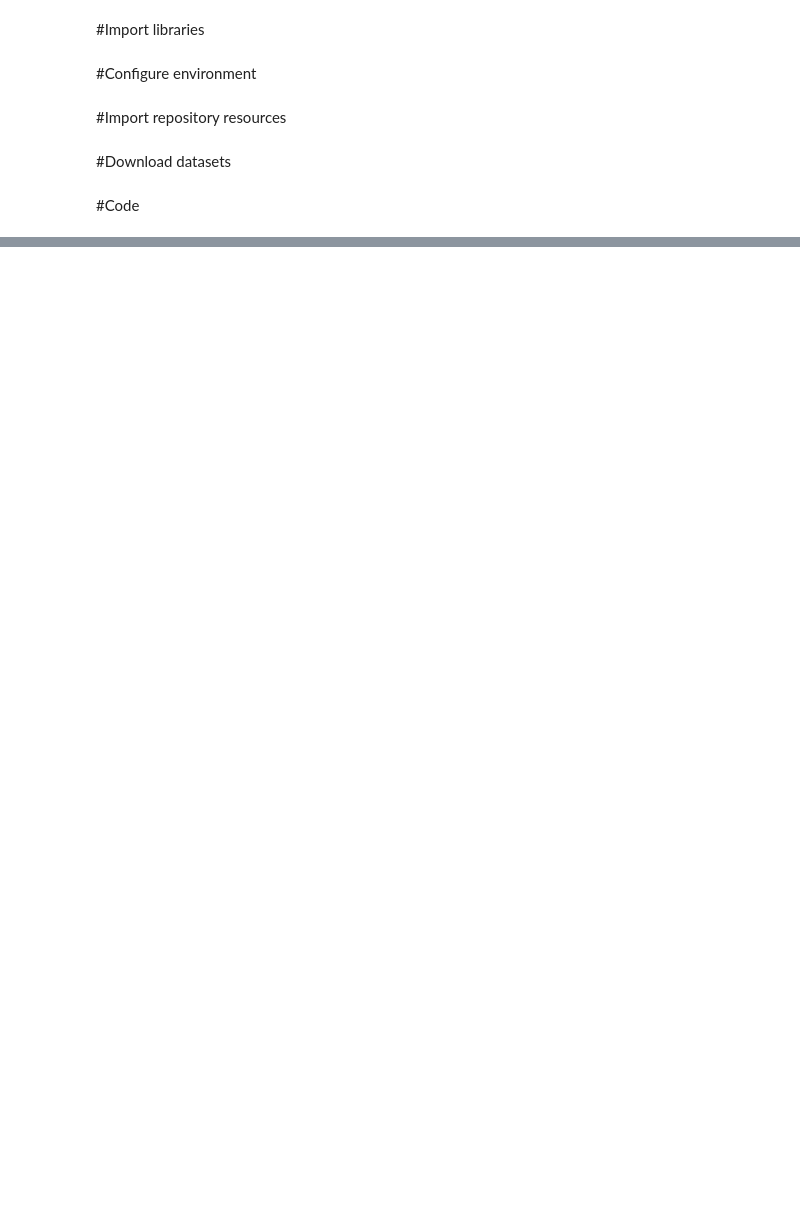
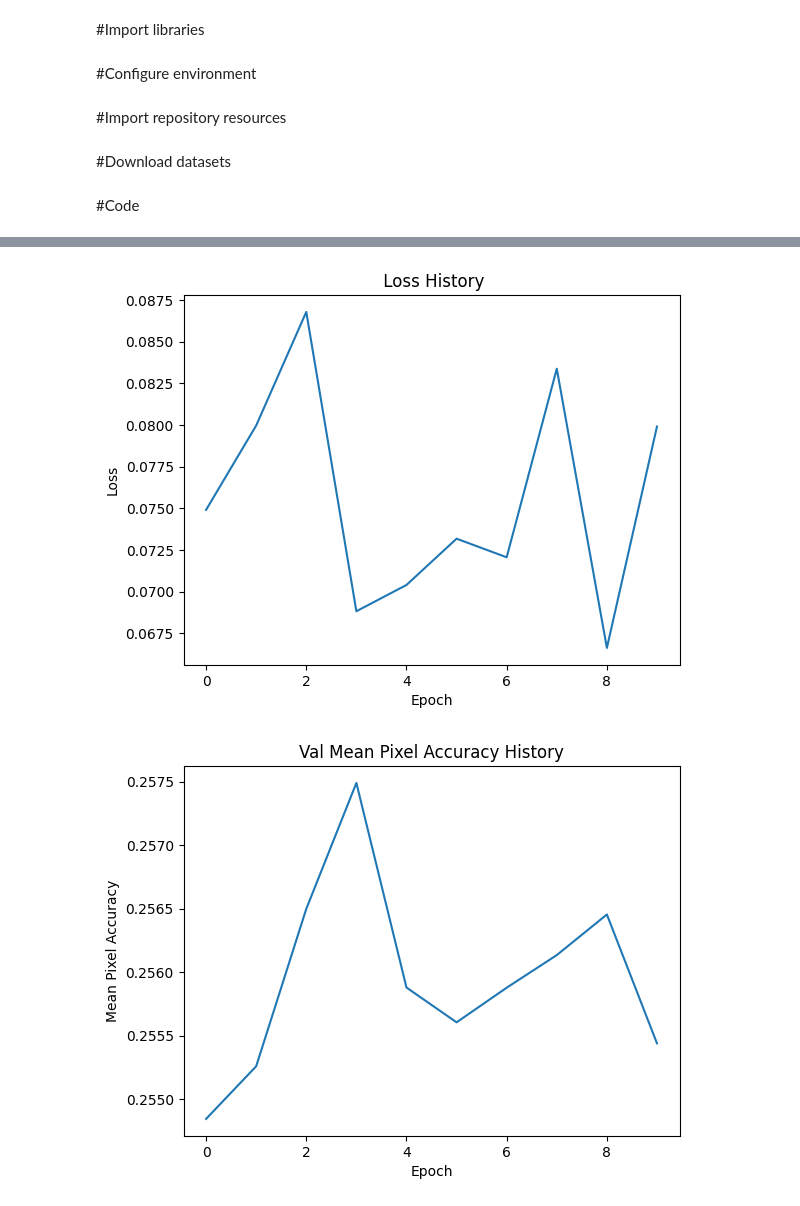
Before and after one commit to AwrodHaghiTabrizi/UMARV-Test-2, a Jupyter notebook: models/model_2y15u9bb/src/notebooks/windows_env.ipynb, the cells around one changed output, grey strips where cells are left out. Cells and saved outputs as stored; diff of their text form; code cells hidden in the pictures; blank space fills up the shorter version.

```diff
--- a/models/model_2y15u9bb/src/notebooks/windows_env.ipynb
+++ b/models/model_2y15u9bb/src/notebooks/windows_env.ipynb
@@ -75,14 +82,17 @@ model, train_loss_hist, val_performance_hist, best_val_performance = training_lo
 # %%
 graph_loss_history(train_loss_hist)
 
 graph_performance_history(
     performance_hist = val_performance_hist,
     split = 'Val',
-    metrics = ["Accuracy", "Precision"]
+    metrics = ["Mean Pixel Accuracy", "Precision"]
 )
 
 show_sample_results(
     model = model,
     dataset = train_dataset,
     device = device,
 )
+# %% [output]
+[figure, added]
+[figure, added]
```
Also changed, not shown: parts of 4 cells of this notebook.
